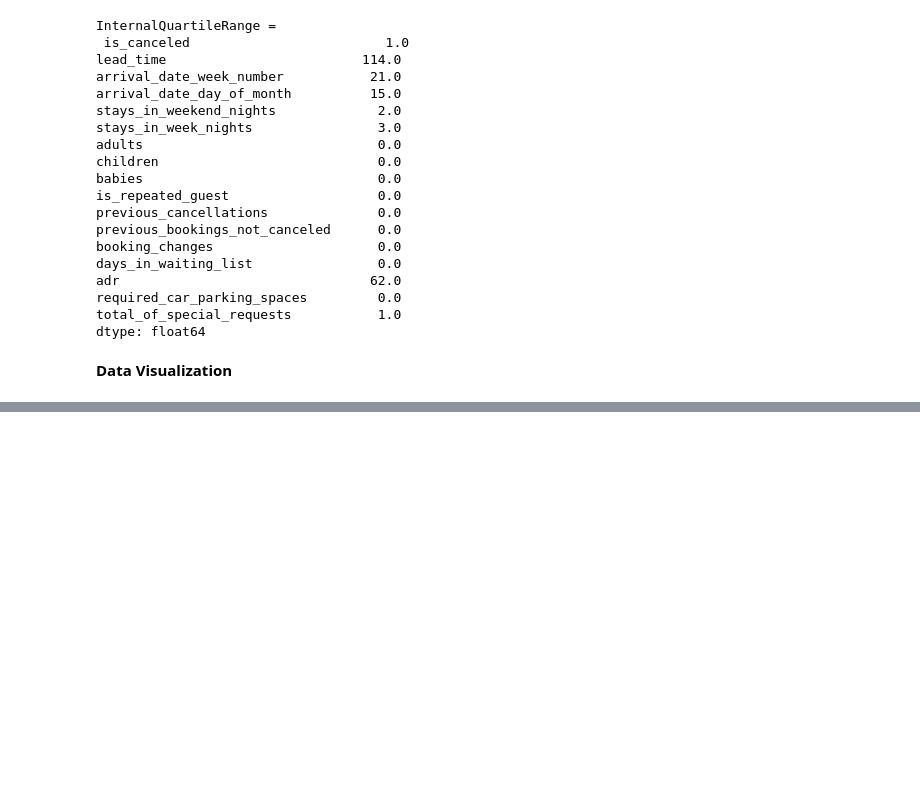
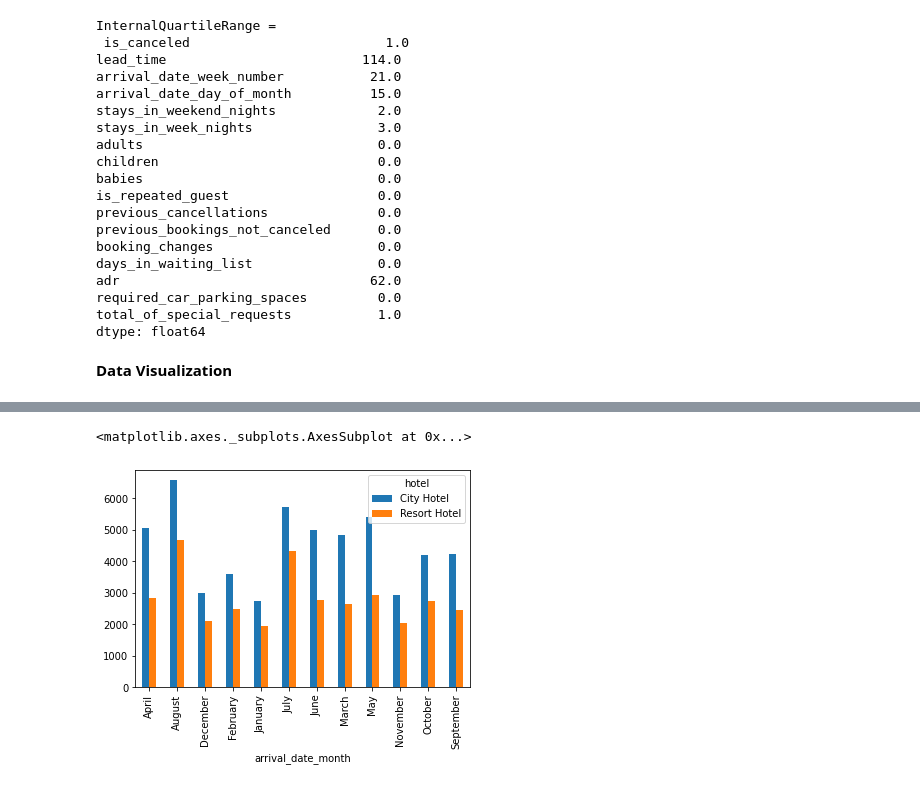
Before and after one commit to shivamm007/EDA---Hotel_Bookings, a Jupyter notebook: Hotel_Booking_Analysis_Capstone_Project_1.ipynb, the cells around one changed output, grey strips where cells are left out. Cells and saved outputs as stored; diff of their text form; code cells hidden in the pictures; blank space fills up the shorter version.

```diff
--- a/Hotel_Booking_Analysis_Capstone_Project_1.ipynb
+++ b/Hotel_Booking_Analysis_Capstone_Project_1.ipynb
@@ -332,0 +354,8 @@ plt.show()
+# %%
+# Now checking number of bookings in each month for both hotel types
+df1 = df.groupby(['arrival_date_month','hotel']).size()
+df1 = df1.unstack()
+df1.plot(kind='bar')
+# %% [output]
+<matplotlib.axes._subplots.AxesSubplot at 0x...>
+[figure, added]
```
Also changed, not shown: parts of 23 cells of this notebook.
